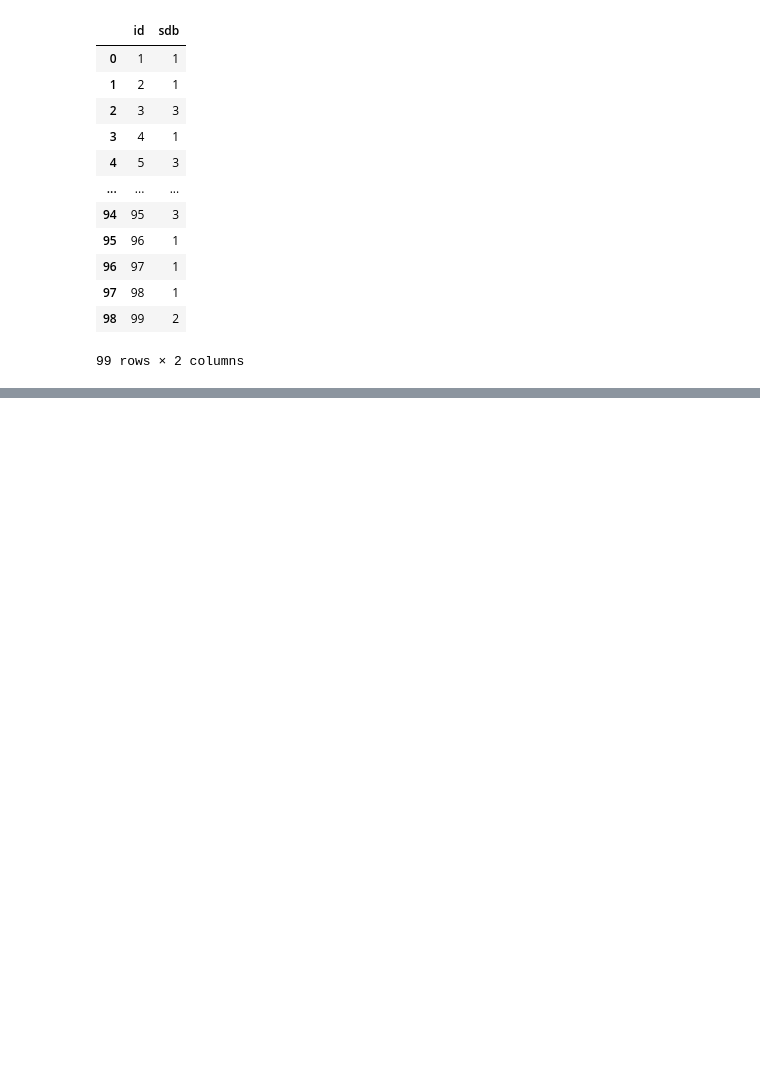
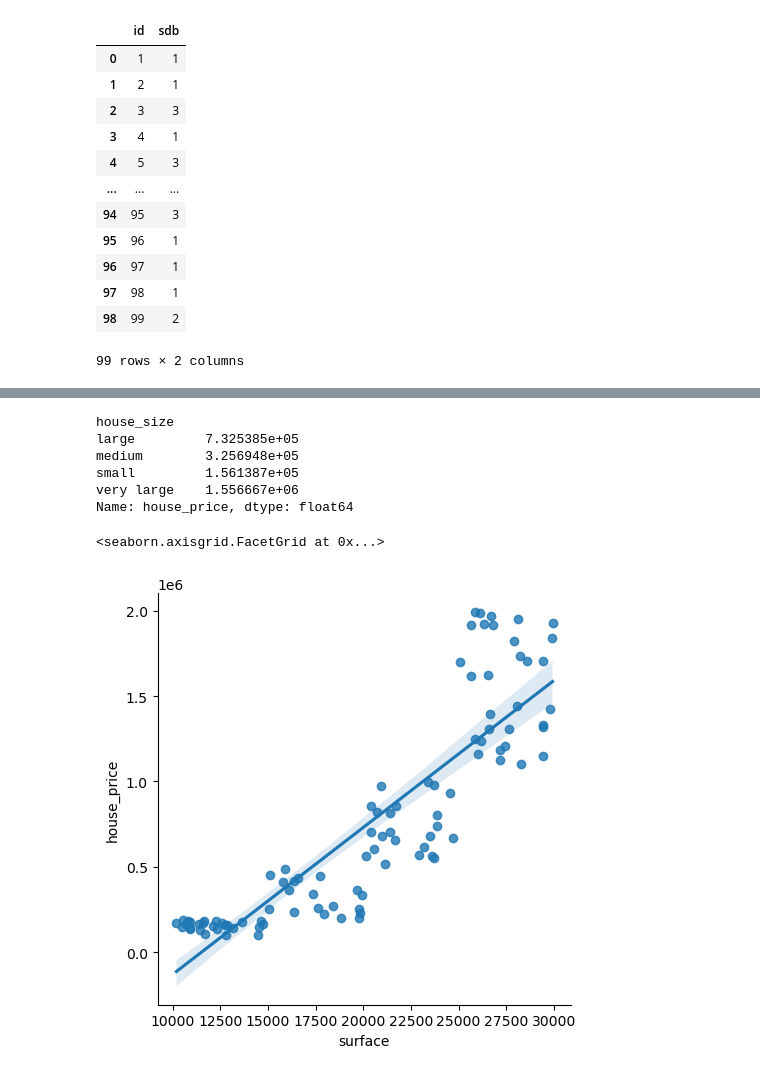
Before and after one commit to Quentin1917/ExploratoryDataAnalysis, a Jupyter notebook: J1/ExerciceJ1.ipynb, the cells around one changed output, grey strips where cells are left out. Drawn from its saved outputs; the diff is of its cells as text; code cells hidden in the pictures; blank space fills up the shorter version.

```diff
--- a/J1/ExerciceJ1.ipynb
+++ b/J1/ExerciceJ1.ipynb
@@ -148,0 +194,7 @@ SyntaxError: invalid syntax (2642985917.py, line 1)
+# %%
+ df['house_size'] = df['surface'].apply(lambda x : 'very large' if x > 25000
+                                                 else 'large' if (x > 20000) and (x <= 25000)
+                                                 else 'medium' if (x > 15000) and (x <= 20000)
+                                                else 'small' if (x > 10000) and (x <= 15000)
+                                                else 'very small')
+display(df)
@@ -148,0 +215,16 @@ SyntaxError: invalid syntax (2642985917.py, line 1)
+# %%
+df.groupby("house_size")['house_price'].mean()
+# %% [output]
+house_size
+large         7.325385e+05
+medium        3.256948e+05
+small         1.561387e+05
+very large    1.556667e+06
+Name: house_price, dtype: float64
+# %%
+import seaborn as sns
+%matplotlib inline
+sns.lmplot(x = "surface", y="house_price", data = df)
+# %% [output]
+<seaborn.axisgrid.FacetGrid at 0x...>
+[figure, added]
```
Also changed, not shown: parts of 8 cells of this notebook.
